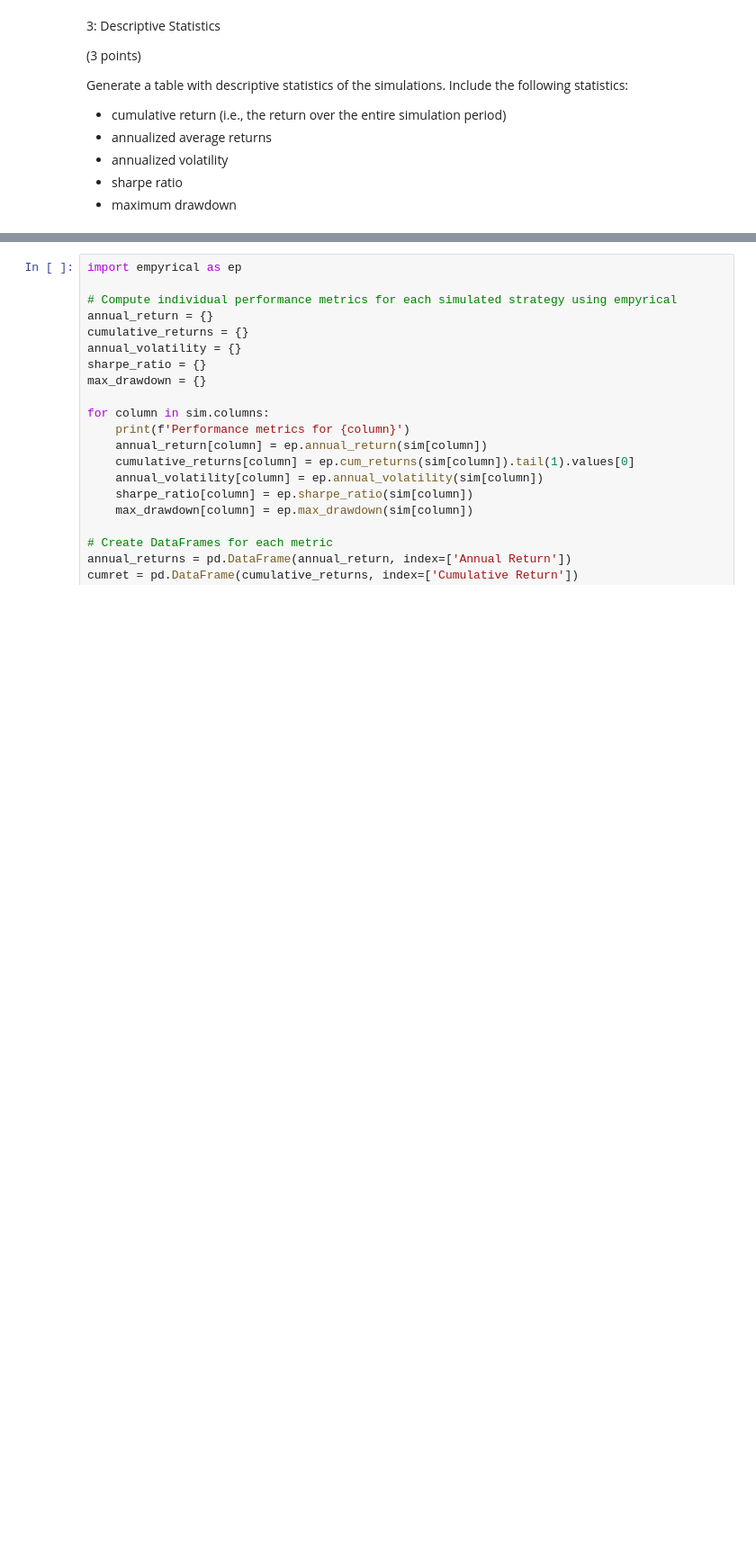
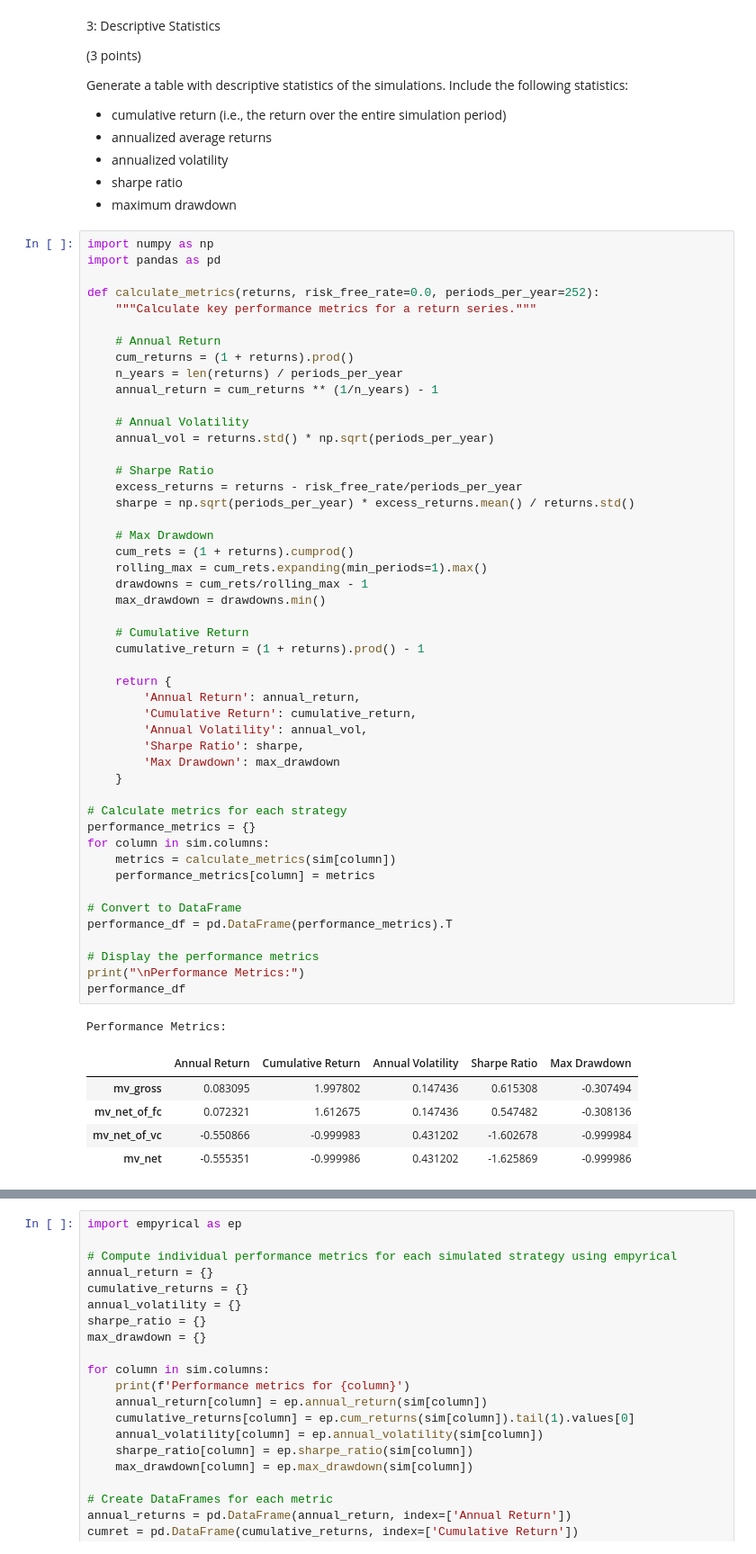
Before and after one commit to crowmatix/qpmwp-course, a Jupyter notebook: assignments/assignment_3.ipynb, the cells around one changed output, grey strips where cells are left out. Shown at 90% size. Saved outputs shown, nothing was run; the diff lists cells and outputs as text; blank space fills up the shorter version.

```diff
--- a/assignments/assignment_3.ipynb
+++ b/assignments/assignment_3.ipynb
@@ -294,3 +293,58 @@ Generate a table with descriptive statistics of the simulations. Include the fol
 - annualized volatility
 - sharpe ratio
 - maximum drawdown
+# %%
+import numpy as np
+import pandas as pd
+
+def calculate_metrics(returns, risk_free_rate=0.0, periods_per_year=252):
+    """Calculate key performance metrics for a return series."""
+
+    # Annual Return
+    cum_returns = (1 + returns).prod()
+    n_years = len(returns) / periods_per_year
+    annual_return = cum_returns ** (1/n_years) - 1
+
+    # Annual Volatility
+    annual_vol = returns.std() * np.sqrt(periods_per_year)
+
+    # Sharpe Ratio
+    excess_returns = returns - risk_free_rate/periods_per_year
+    sharpe = np.sqrt(periods_per_year) * excess_returns.mean() / returns.std()
+
+    # Max Drawdown
+    cum_rets = (1 + returns).cumprod()
+    rolling_max = cum_rets.expanding(min_periods=1).max()
+    drawdowns = cum_rets/rolling_max - 1
+    max_drawdown = drawdowns.min()
+
+    # Cumulative Return
+    cumulative_return = (1 + returns).prod() - 1
+
+    return {
+        'Annual Return': annual_return,
+        'Cumulative Return': cumulative_return,
+        'Annual Volatility': annual_vol,
+        'Sharpe Ratio': sharpe,
+        'Max Drawdown': max_drawdown
+    }
+
+# Calculate metrics for each strategy
+performance_metrics = {}
+for column in sim.columns:
+    metrics = calculate_metrics(sim[column])
+    performance_metrics[column] = metrics
+
+# Convert to DataFrame
+performance_df = pd.DataFrame(performance_metrics).T
+
+# Display the performance metrics
+print("\nPerformance Metrics:")
+performance_df
+# %% [output]
+Performance Metrics:
+|  | Annual Return | Cumulative Return | Annual Volatility | Sharpe Ratio | Max Drawdown |
+| mv_gross | 0.083095 | 1.997802 | 0.147436 | 0.615308 | -0.307494 |
+| mv_net_of_fc | 0.072321 | 1.612675 | 0.147436 | 0.547482 | -0.308136 |
+| mv_net_of_vc | -0.550866 | -0.999983 | 0.431202 | -1.602678 | -0.999984 |
+| mv_net | -0.555351 | -0.999986 | 0.431202 | -1.625869 | -0.999986 |
```
Also changed, not shown: parts of 2 cells of this notebook.
